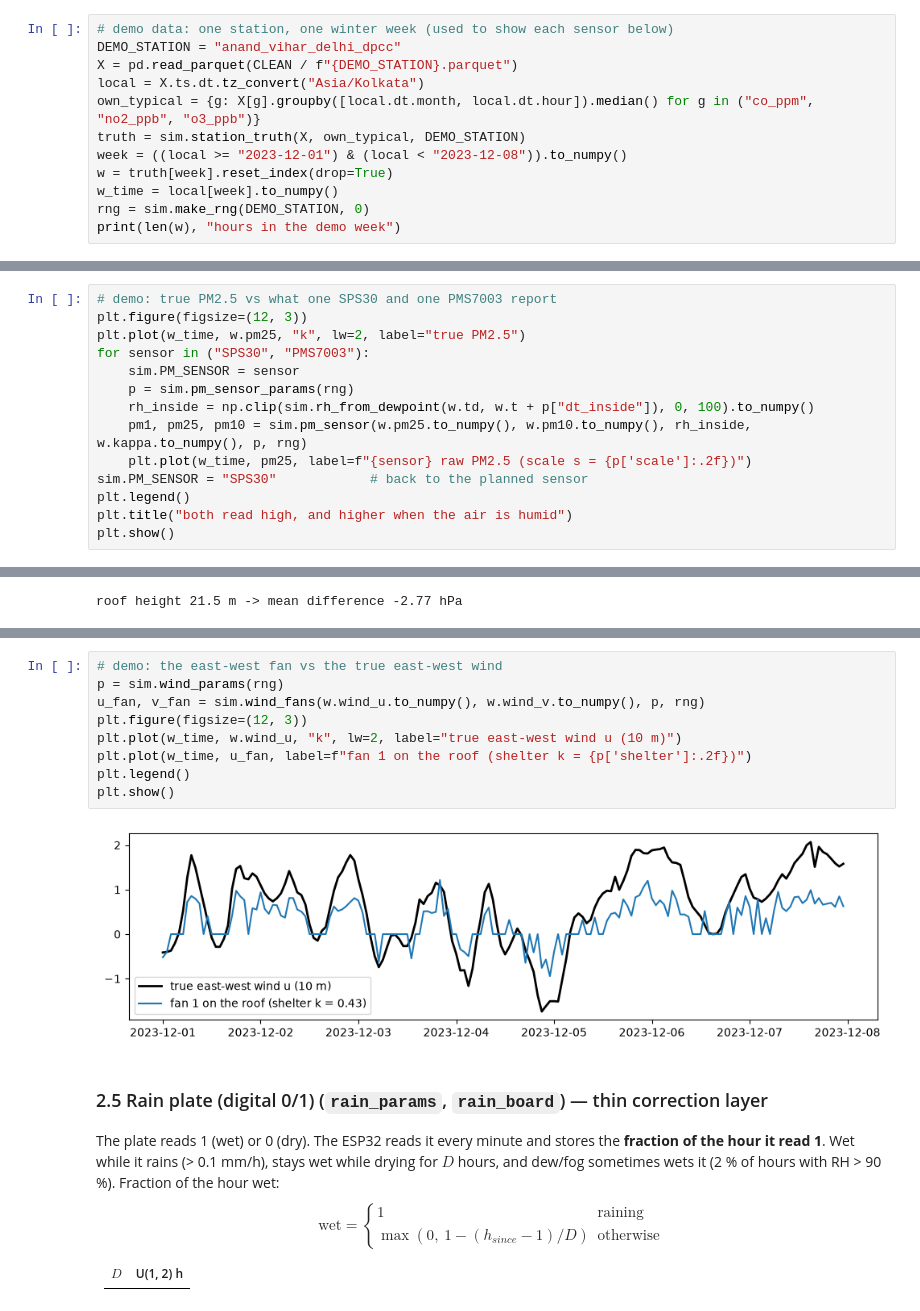
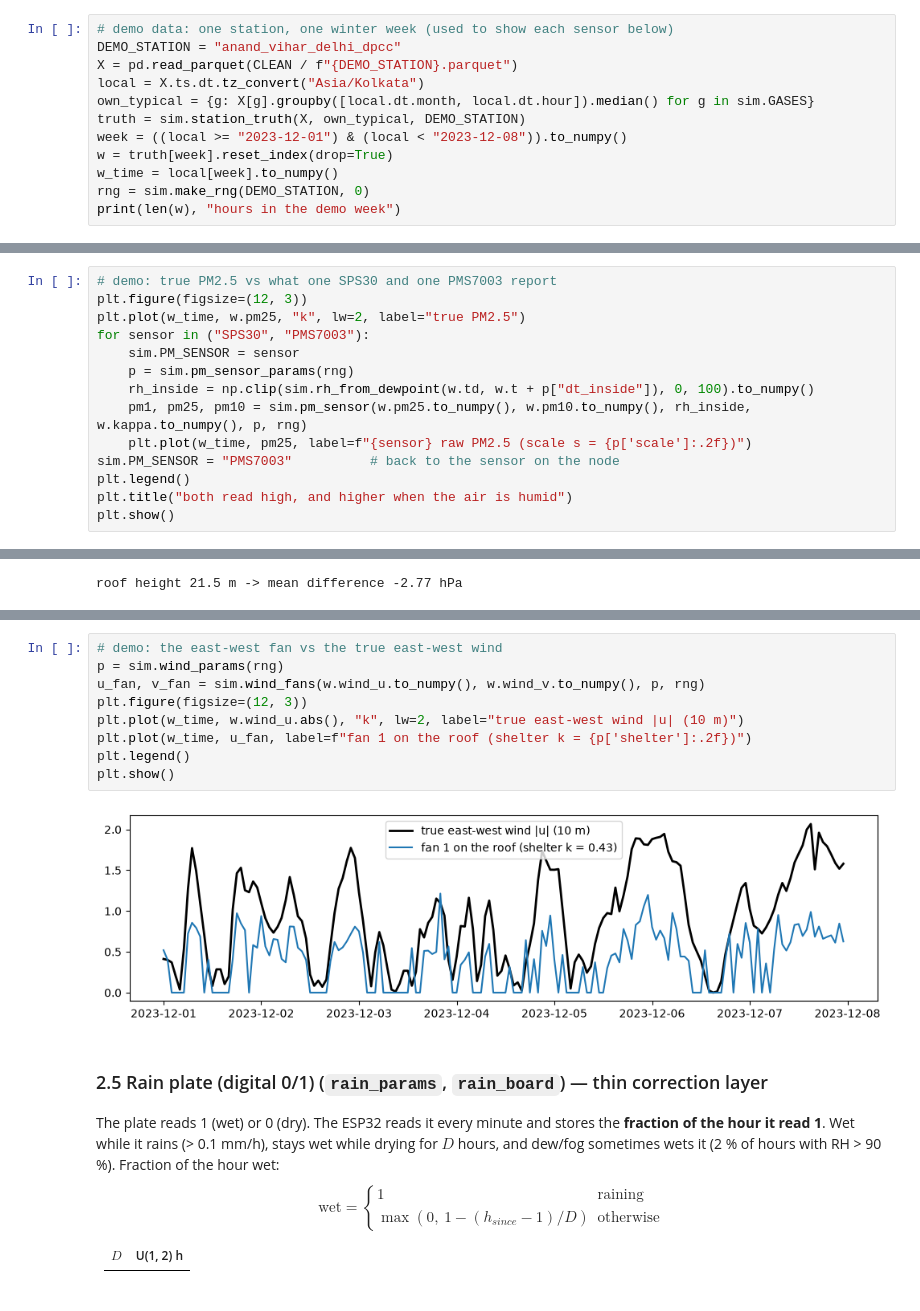
Before and after one commit to samiul1221/Hybrid-Aqi-Trend-Forecasting, a Jupyter notebook: notebooks/02_simulator.ipynb, the cells around one changed output, grey strips where cells are left out. Cells and saved outputs as stored; diff of their text form.

```diff
--- a/notebooks/02_simulator.ipynb
+++ b/notebooks/02_simulator.ipynb
@@ -51,7 +51,7 @@ UNITS_PER_STATION = 3
 DEMO_STATION = "anand_vihar_delhi_dpcc"
 X = pd.read_parquet(CLEAN / f"{DEMO_STATION}.parquet")
 local = X.ts.dt.tz_convert("Asia/Kolkata")
-own_typical = {g: X[g].groupby([local.dt.month, local.dt.hour]).median() for g in ("co_ppm", "no2_ppb", "o3_ppb")}
+own_typical = {g: X[g].groupby([local.dt.month, local.dt.hour]).median() for g in sim.GASES}
 truth = sim.station_truth(X, own_typical, DEMO_STATION)
 week = ((local >= "2023-12-01") & (local < "2023-12-08")).to_numpy()
 w = truth[week].reset_index(drop=True)
@@ -130,7 +140,7 @@ for sensor in ("SPS30", "PMS7003"):
     rh_inside = np.clip(sim.rh_from_dewpoint(w.td, w.t + p["dt_inside"]), 0, 100).to_numpy()
     pm1, pm25, pm10 = sim.pm_sensor(w.pm25.to_numpy(), w.pm10.to_numpy(), rh_inside, w.kappa.to_numpy(), p, rng)
     plt.plot(w_time, pm25, label=f"{sensor} raw PM2.5 (scale s = {p['scale']:.2f})")
-sim.PM_SENSOR = "SPS30"            # back to the planned sensor
+sim.PM_SENSOR = "PMS7003"          # back to the sensor on the node
 plt.legend()
 plt.title("both read high, and higher when the air is humid")
 plt.show()
@@ -186,14 +198,14 @@ $$u_{fan} = k\,(u\cos\delta - v\sin\delta) + \mathcal{N}(0, 0.2),\qquad v_{fan}
 # %%
 # demo: the east-west fan vs the true east-west wind
 p = sim.wind_params(rng)
 u_fan, v_fan = sim.wind_fans(w.wind_u.to_numpy(), w.wind_v.to_numpy(), p, rng)
 plt.figure(figsize=(12, 3))
-plt.plot(w_time, w.wind_u, "k", lw=2, label="true east-west wind u (10 m)")
+plt.plot(w_time, w.wind_u.abs(), "k", lw=2, label="true east-west wind |u| (10 m)")
 plt.plot(w_time, u_fan, label=f"fan 1 on the roof (shelter k = {p['shelter']:.2f})")
 plt.legend()
 plt.show()
 # %% [output]
-[figure, old version]
+[figure, new version]
 # %% [markdown]
 ### 2.5 Rain plate (digital 0/1)  (`rain_params`, `rain_board`) — thin correction layer
 The plate reads 1 (wet) or 0 (dry). The ESP32 reads it every minute and stores the **fraction of the hour it read 1**.
```
Also changed, not shown: parts of 23 cells of this notebook, 6 other files.
